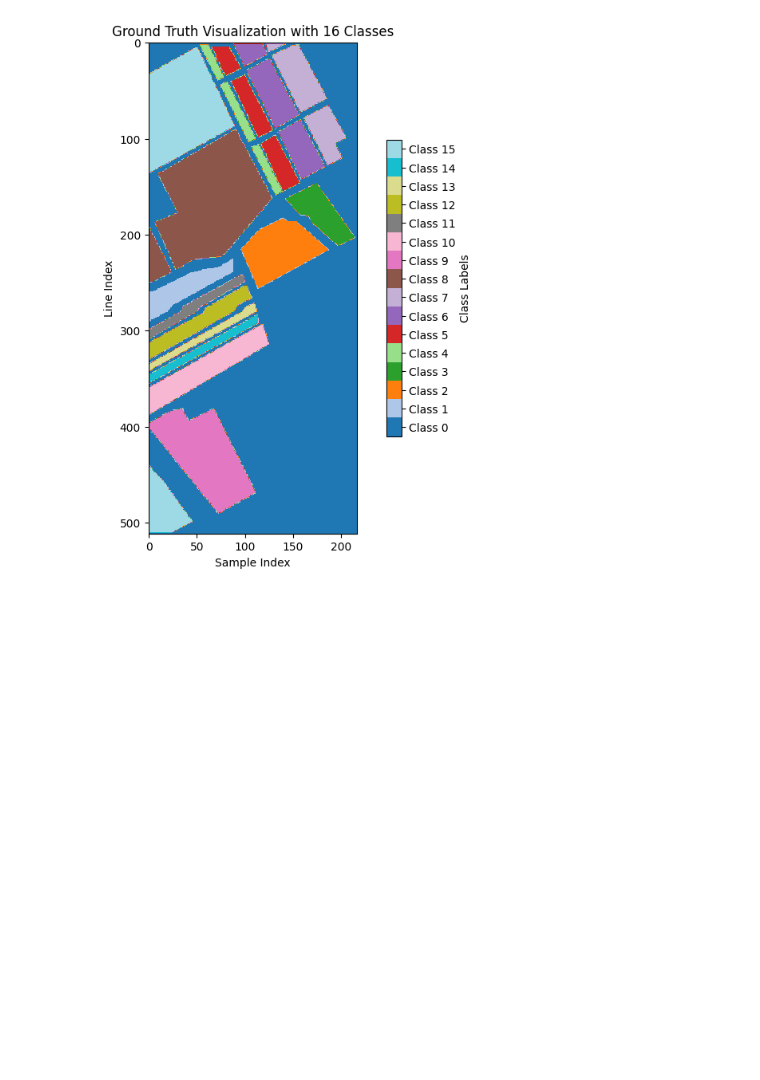
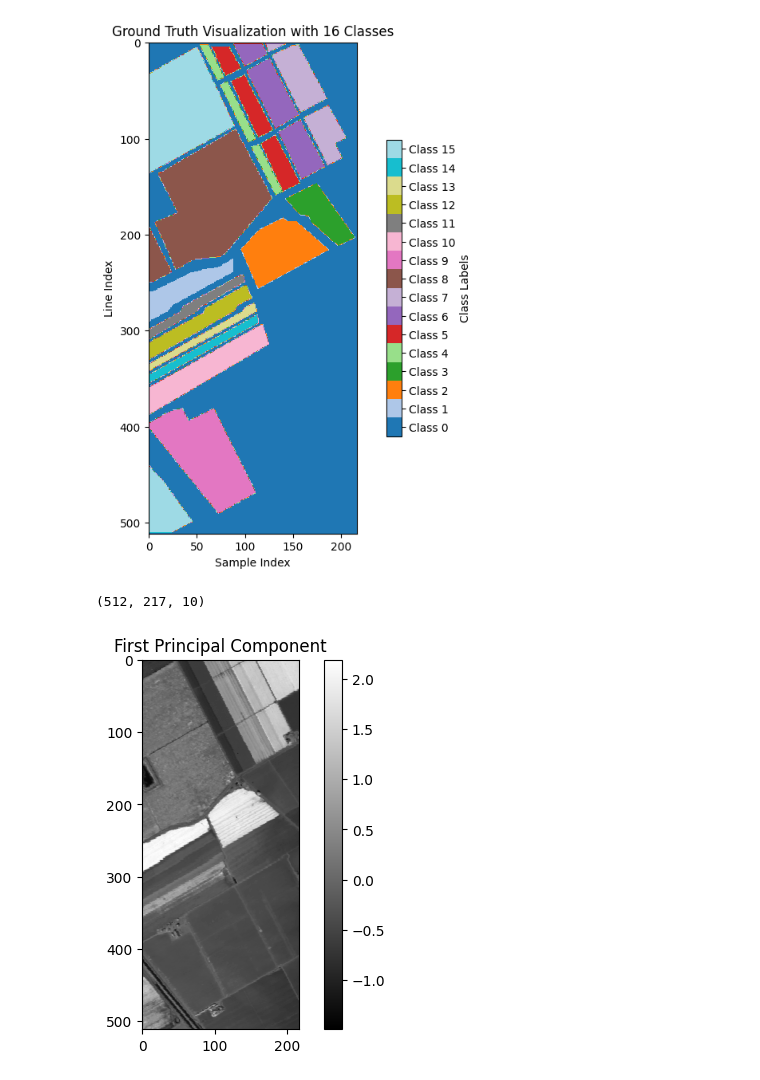
Before and after one commit to skhan61/deepHSI, a Jupyter notebook: notebooks/1.0-hsi-initial-data-exploration.ipynb, the cells around one changed output. Cells and saved outputs as stored; diff of their text form; code cells hidden in the pictures; blank space fills up the shorter version.

```diff
--- a/notebooks/1.0-hsi-initial-data-exploration.ipynb
+++ b/notebooks/1.0-hsi-initial-data-exploration.ipynb
@@ -88,3 +80,36 @@ ax.set_ylabel('Line Index')
 plt.show()
 # %% [output]
 [figure]
+# %%
+import numpy as np
+from sklearn.decomposition import PCA
+import matplotlib.pyplot as plt
+
+# Assuming `img` is your 3D hyperspectral image array with shape (lines, samples, bands)
+
+# Reshape the image to a 2D array (pixels, bands)
+lines, samples, bands = img.shape
+img_reshaped = img.reshape((lines * samples, bands))
+
+# Initialize PCA, you can choose the number of components (n_components) based on your needs
+# For demonstration, let's reduce the bands to 10 principal components
+pca = PCA(n_components=10)
+
+# Fit and transform the data to reduce dimensions
+img_pca = pca.fit_transform(img_reshaped)
+
+# Reshape the transformed data back to a 3D array (lines, samples, n_components)
+img_pca_reshaped = img_pca.reshape((lines, samples, pca.n_components))
+
+print(img_pca_reshaped.shape)
+
+# Visualize the first principal component as an example
+plt.imshow(img_pca_reshaped[:, :, 0], cmap='gray')
+plt.colorbar()
+plt.title('First Principal Component')
+plt.show()
+
+# You can now use img_pca_reshaped for further analysis or classification
+# %% [output]
+(512, 217, 10)
+[figure, added]
```
Also changed, not shown: parts of 3 cells of this notebook.
